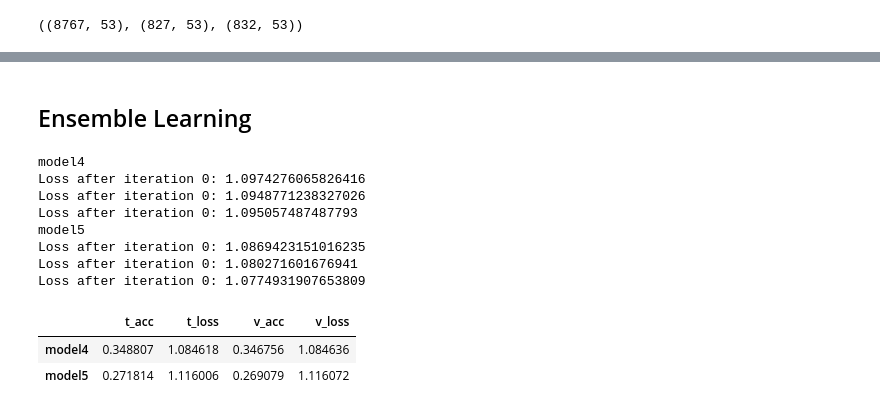
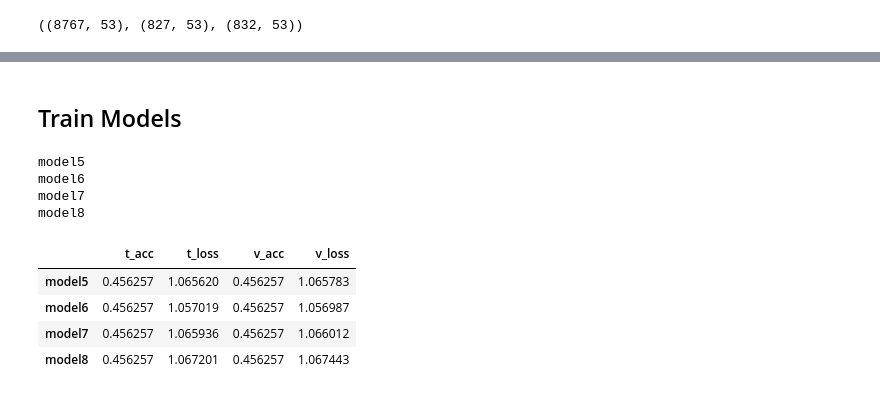
Before and after one commit to jdjd24/Football-Match-Prediction, a Jupyter notebook: 3. Neural Net Model-Copy1.ipynb, the cells around one changed output, grey strips where cells are left out. Drawn from its saved outputs; the diff is of its cells as text; code cells hidden in the pictures.

```diff
--- a/3. Neural Net Model-Copy1.ipynb
+++ b/3. Neural Net Model-Copy1.ipynb
@@ -133,8 +141,8 @@ model_dict = {
 'model14': LinearNN(10, [128,256,256,512,256,128,64,32,16,8], nn.ReLU(), 0.5),
 'model15': LinearNN(10, [256,512,512,256,256,128,32,16,8,8], nn.ReLU(), 0.5),
 }
-# %% [markdown]
-## Ensemble Learning
+# %% [markdown]
+## Train Models
 # %%
 def train(model, X_train, Y_train, X_val, Y_val, epochs, batch_size, learning_rate):
     StandardScaler = preprocessing.StandardScaler().fit(X_train.iloc[:,1:])
@@ -176,8 +184,8 @@ def train(model, X_train, Y_train, X_val, Y_val, epochs, batch_size, learning_ra
                 losses_val.append(loss_val.item())
 
 
-            if counter % 100 ==0:
-                print('Loss after iteration {}: {}'.format(counter, loss_train.item()))
+            #if counter % 100 ==0:
+                #print('Loss after iteration {}: {}'.format(counter, loss_train.item()))
 
             counter+=1
         scheduler.step()
@@ -205,46 +213,45 @@ model_dict = {
 # %%
 splits = 3
 kf = KFold(n_splits=splits, random_state=1, shuffle=True)
 
 results = pd.DataFrame(data = 0, index = model_dict.keys(), columns = ['t_acc', 't_loss', 'v_acc', 'v_loss'])
-x_ens = pd.DataFrame(data =  0, index = x_train.index, columns = [])
-train_ens_dict = {}
-big_losses_list = []
+#x_ens = pd.DataFrame(data =  0, index = x_train.index, columns = [])
+#train_ens_dict = {}
+
+big_losses_list = [] ##for plotting losses
 
 
 for model_name in model_dict:
 
     model = model_dict[model_name].model
-    x_train_ens = pd.DataFrame(data = 0, index = x_train.index, columns = ['{}_0'.format(model_name), '{}_1'.format(model_name), '{}_2'.format(model_name)])
+    #x_train_ens = pd.DataFrame(data = 0, index = x_train.index, columns = ['{}_0'.format(model_name), '{}_1'.format(model_name), '{}_2'.format(model_name)])
 
     print(model_name)
 
     for train_index, val_index in kf.split(x_train):
 
         X_train, X_val = x_train[x_train.index.isin(train_index)], x_train[x_train.index.isin(val_index)]
         Y_train, Y_val = y_train[y_train.index.isin(train_index)], y_train[y_train.index.isin(val_index)]
 
-        results_list, losses, all_pred = train(model, X_train, Y_train, X_val, Y_val,  2, len(X_train), 0.001)
+        results_list, losses, all_pred = train(model, X_train, Y_train, X_val, Y_val,  5, len(X_train), 0.01)
+
         results.loc[model_name, :] = results.loc[model_name, :].add(results_list)
         big_losses_list.append(losses)
+        #x_train_ens.loc[x_train_ens.index.isin(train_index), :] += (np.array(all_pred[0]))
+        #x_train_ens.loc[x_train_ens.index.isin(val_index), :] += (np.array(all_pred[1]))
 
-        x_train_ens.loc[x_train_ens.index.isin(train_index), :] += (np.array(all_pred[0]))
-        x_train_ens.loc[x_train_ens.index.isin(val_index), :] += (np.array(all_pred[1]))
-
-    train_ens_dict[model_name] = x_train_ens/splits
-    x_ens = pd.concat([x_ens, train_ens_dict[model_name]], axis = 1)
+    #train_ens_dict[model_name] = x_train_ens/splits
+    #x_ens = pd.concat([x_ens, train_ens_dict[model_name]], axis = 1)
 
 results /= splits
 results
 # %% [output]
-model4
-Loss after iteration 0: 1.0974276065826416
-Loss after iteration 0: 1.0948771238327026
-Loss after iteration 0: 1.095057487487793
 model5
-Loss after iteration 0: 1.0869423151016235
-Loss after iteration 0: 1.080271601676941
-Loss after iteration 0: 1.0774931907653809
+model6
+model7
+model8
 |  | t_acc | t_loss | v_acc | v_loss |
-| model4 | 0.348807 | 1.084618 | 0.346756 | 1.084636 |
-| model5 | 0.271814 | 1.116006 | 0.269079 | 1.116072 |
+| model5 | 0.456257 | 1.065620 | 0.456257 | 1.065783 |
+| model6 | 0.456257 | 1.057019 | 0.456257 | 1.056987 |
+| model7 | 0.456257 | 1.065936 | 0.456257 | 1.066012 |
+| model8 | 0.456257 | 1.067201 | 0.456257 | 1.067443 |
```
Also changed, not shown: parts of 18 cells of this notebook, 3 other files.
